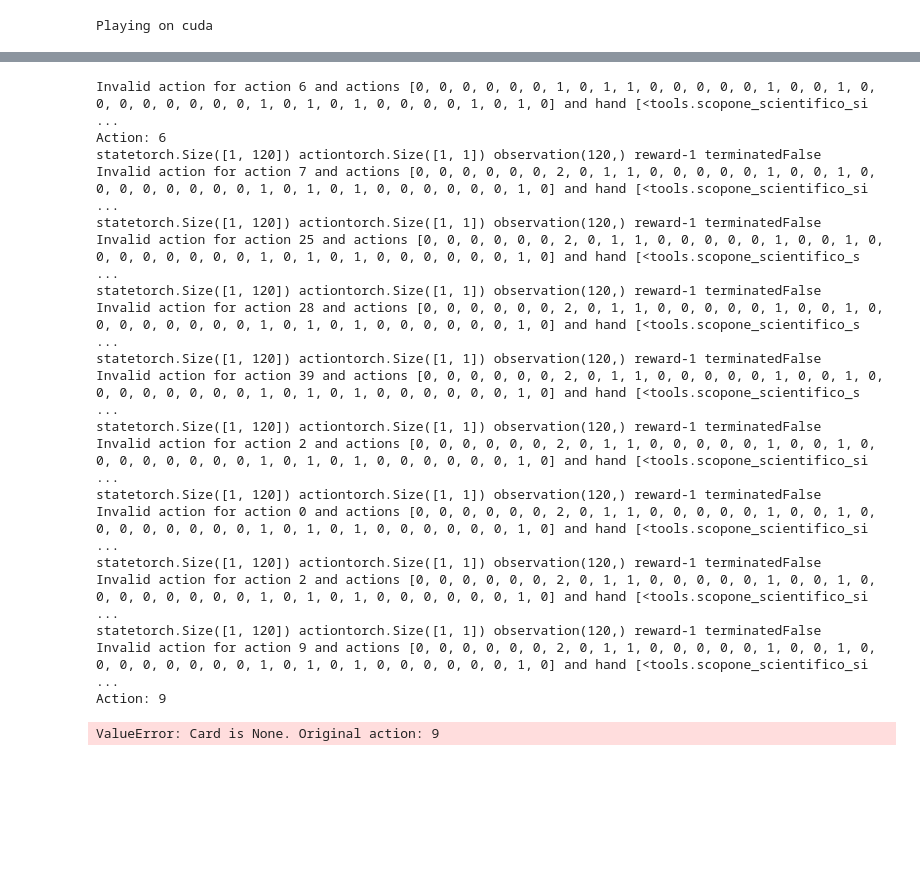
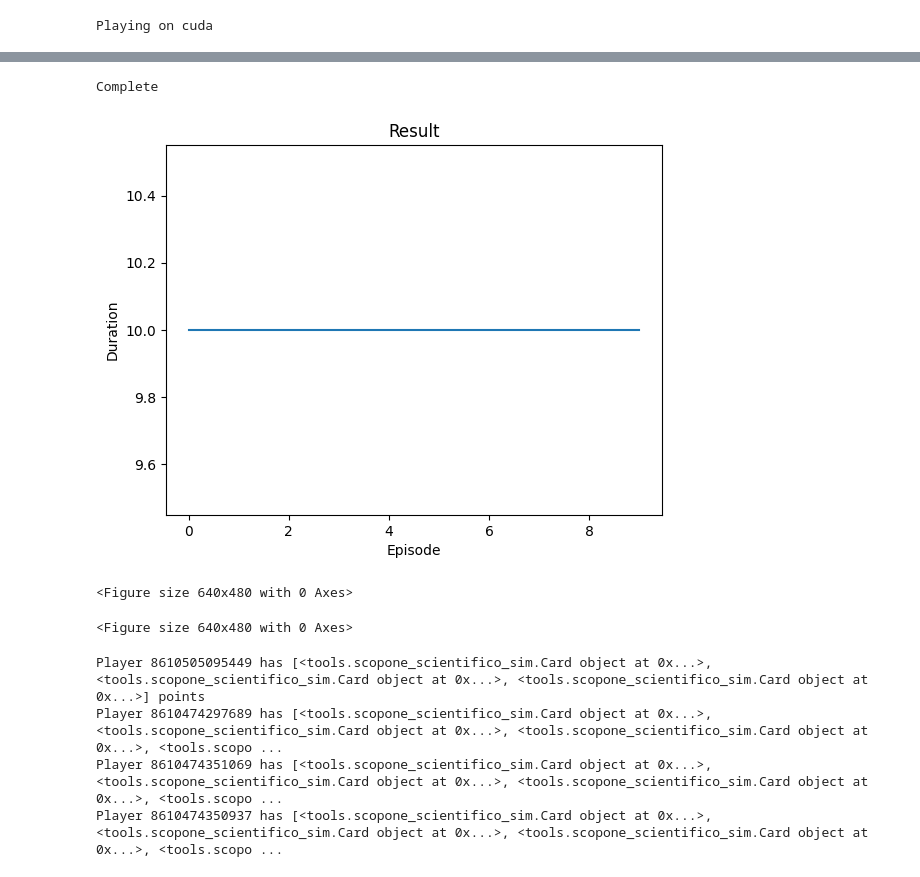
Before and after one commit to DeLnlyMthrLvr/ScopaAI_ToM, a Jupyter notebook: rl_training.ipynb, the cells around one changed output, grey strips where cells are left out. Cells and saved outputs as stored; diff of their text form; code cells hidden in the pictures; blank space fills up the shorter version.

Commit message:
Refactor Scopa environment and game logic; update requirements for numpy and gymnasium. DQN architecture and train sequence.

```diff
--- a/rl_training.ipynb
+++ b/rl_training.ipynb
@@ -182,14 +221,16 @@ def optimize_model():
                                           batch.next_state)), device=device, dtype=torch.bool)
     non_final_next_states = torch.cat([s for s in batch.next_state
                                                 if s is not None])
-    state_batch = torch.stack(batch.state)
+    state_batch = torch.cat(batch.state)
     action_batch = torch.cat(batch.action)
     reward_batch = torch.cat(batch.reward)
+
+    #print(f'state_batch: {state_batch.shape}, action_batch: {action_batch.shape}, reward_batch: {reward_batch.shape}')
 
     # Compute Q(s_t, a) - the model computes Q(s_t), then we select the
     # columns of actions taken. These are the actions which would've been taken
     # for each batch state according to policy_net
-    state_action_values = policy_net(state_batch.view(BATCH_SIZE, -1)).gather(1, action_batch)
+    state_action_values = policy_net(state_batch).gather(1, action_batch.view(BATCH_SIZE, n_actions))
 
     # Compute V(s_{t+1}) for all next states.
     # Expected values of actions for non_final_next_states are computed based
@@ -198,9 +239,7 @@ def optimize_model():
     # state value or 0 in case the state was final.
     next_state_values = torch.zeros(BATCH_SIZE, device=device)
     with torch.no_grad():
-        if len(non_final_next_states) > 0:
-            non_final_next_states = non_final_next_states.view(-1, n_observations)
-            next_state_values[non_final_mask] = target_net(non_final_next_states).max(1).values
+        next_state_values[non_final_mask] = target_net(non_final_next_states).max(-1).values
     # Compute the expected Q values
     expected_state_action_values = (next_state_values * GAMMA) + reward_batch
 
@@ -215,7 +254,7 @@ def optimize_model():
     torch.nn.utils.clip_grad_value_(policy_net.parameters(), 100)
     optimizer.step()
 # %%
-if torch.cuda.is_available() or torch.backends.mps.is_available():
+if torch.cuda.is_available():
     num_episodes = 10
 else:
     num_episodes = 10
@@ -223,63 +262,66 @@ else:
 for i_episode in range(num_episodes):
     # Initialize the environment and get its state
     state = env.reset()
-    state = torch.tensor(state, dtype=torch.float32, device=device).unsqueeze(0)
-    for t in count():
-        action = select_action(state)
-        observation, reward, terminated, _ = env.step(action.item())
-        print(f'state{state.shape} action{action.shape} observation{observation.shape} reward{reward} terminated{terminated}')
+    player = env.player
+    print(F'Player {player.__hash__()}')
+    state = torch.tensor(state.flatten(), dtype=torch.float32, device=device).unsqueeze(0)
+    for t in tqdm(count(), desc=f'Episode {i_episode}/{num_episodes}'):
+        action = select_action(state, player)
+        print(f'Action {action.index}')
+        for i in range(0,len(action.index)):
+            if env.action_valid(action.index[i], player):
+                selected_action = action.index[i]
+                break
+
+        if selected_action is None:
+            raise Exception(f'No valid action found. {action} | {[env.game.map_card_index(card) for card in player.hand]}')
+        observation, reward, done, _ = env.step(selected_action, player=player, v=-1)
+        #print(f'state{state} action {action} observation {observation.shape} reward{reward} terminated{done}')
         reward = torch.tensor([reward], device=device)
-        done = terminated
 
-        if terminated:
+
+        if done:
             next_state = None
         else:
             next_state = torch.tensor(observation.flatten(), dtype=torch.float32, device=device).unsqueeze(0)
 
+
         # Store the transition in memory
-        memory.push(state.squeeze(0), action, next_state.squeeze(0) if next_state is not None else None, reward)
+        memory.push(state, torch.tensor(action.index, dtype=torch.int64, device=device), next_state if next_state is not None else None, reward)
 
         # Move to the next state
         state = next_state
 
         # Perform one step of the optimization (on the policy network)
         optimize_model()
 
         # Soft update of the target network's weights
 
         target_net_state_dict = target_net.state_dict()
         policy_net_state_dict = policy_net.state_dict()
         for key in policy_net_state_dict:
             target_net_state_dict[key] = policy_net_state_dict[key]*TAU + target_net_state_dict[key]*(1-TAU)
         target_net.load_state_dict(target_net_state_dict)
 
         if done:
             episode_durations.append(t + 1)
             plot_durations()
             break
 
 print('Complete')
 plot_durations(show_result=True)
 plt.ioff()
 plt.show()
 # %% [output]
-Invalid action for action 6 and actions [0, 0, 0, 0, 0, 0, 1, 0, 1, 1, 0, 0, 0, 0, 0, 1, 0, 0, 1, 0, 0, 0, 0, 0, 0, 0, 0, 1, 0, 1, 0, 1, 0, 0, 0, 0, 1, 0, 1, 0] and hand [<tools.scopone_scientifico_si ...
-Action: 6
-statetorch.Size([1, 120]) actiontorch.Size([1, 1]) observation(120,) reward-1 terminatedFalse
-Invalid action for action 7 and actions [0, 0, 0, 0, 0, 0, 2, 0, 1, 1, 0, 0, 0, 0, 0, 1, 0, 0, 1, 0, 0, 0, 0, 0, 0, 0, 0, 1, 0, 1, 0, 1, 0, 0, 0, 0, 0, 0, 1, 0] and hand [<tools.scopone_scientifico_si ...
-statetorch.Size([1, 120]) actiontorch.Size([1, 1]) observation(120,) reward-1 terminatedFalse
-Invalid action for action 25 and actions [0, 0, 0, 0, 0, 0, 2, 0, 1, 1, 0, 0, 0, 0, 0, 1, 0, 0, 1, 0, 0, 0, 0, 0, 0, 0, 0, 1, 0, 1, 0, 1, 0, 0, 0, 0, 0, 0, 1, 0] and hand [<tools.scopone_scientifico_s ...
-statetorch.Size([1, 120]) actiontorch.Size([1, 1]) observation(120,) reward-1 terminatedFalse
-Invalid action for action 28 and actions [0, 0, 0, 0, 0, 0, 2, 0, 1, 1, 0, 0, 0, 0, 0, 1, 0, 0, 1, 0, 0, 0, 0, 0, 0, 0, 0, 1, 0, 1, 0, 1, 0, 0, 0, 0, 0, 0, 1, 0] and hand [<tools.scopone_scientifico_s ...
-statetorch.Size([1, 120]) actiontorch.Size([1, 1]) observation(120,) reward-1 terminatedFalse
-Invalid action for action 39 and actions [0, 0, 0, 0, 0, 0, 2, 0, 1, 1, 0, 0, 0, 0, 0, 1, 0, 0, 1, 0, 0, 0, 0, 0, 0, 0, 0, 1, 0, 1, 0, 1, 0, 0, 0, 0, 0, 0, 1, 0] and hand [<tools.scopone_scientifico_s ...
-statetorch.Size([1, 120]) actiontorch.Size([1, 1]) observation(120,) reward-1 terminatedFalse
-Invalid action for action 2 and actions [0, 0, 0, 0, 0, 0, 2, 0, 1, 1, 0, 0, 0, 0, 0, 1, 0, 0, 1, 0, 0, 0, 0, 0, 0, 0, 0, 1, 0, 1, 0, 1, 0, 0, 0, 0, 0, 0, 1, 0] and hand [<tools.scopone_scientifico_si ...
-statetorch.Size([1, 120]) actiontorch.Size([1, 1]) observation(120,) reward-1 terminatedFalse
-Invalid action for action 0 and actions [0, 0, 0, 0, 0, 0, 2, 0, 1, 1, 0, 0, 0, 0, 0, 1, 0, 0, 1, 0, 0, 0, 0, 0, 0, 0, 0, 1, 0, 1, 0, 1, 0, 0, 0, 0, 0, 0, 1, 0] and hand [<tools.scopone_scientifico_si ...
-statetorch.Size([1, 120]) actiontorch.Size([1, 1]) observation(120,) reward-1 terminatedFalse
-Invalid action for action 2 and actions [0, 0, 0, 0, 0, 0, 2, 0, 1, 1, 0, 0, 0, 0, 0, 1, 0, 0, 1, 0, 0, 0, 0, 0, 0, 0, 0, 1, 0, 1, 0, 1, 0, 0, 0, 0, 0, 0, 1, 0] and hand [<tools.scopone_scientifico_si ...
-statetorch.Size([1, 120]) actiontorch.Size([1, 1]) observation(120,) reward-1 terminatedFalse
-Invalid action for action 9 and actions [0, 0, 0, 0, 0, 0, 2, 0, 1, 1, 0, 0, 0, 0, 0, 1, 0, 0, 1, 0, 0, 0, 0, 0, 0, 0, 0, 1, 0, 1, 0, 1, 0, 0, 0, 0, 0, 0, 1, 0] and hand [<tools.scopone_scientifico_si ...
-Action: 9
+Complete
+[figure, added]
-ValueError: Card is None. Original action: 9
+<Figure size 640x480 with 0 Axes>
+<Figure size 640x480 with 0 Axes>
+# %%
+for player in env.game.players:
+    print(f'Player {player.__hash__()} has {player.captures} points')
+# %% [output]
+Player 8610505095449 has [<tools.scopone_scientifico_sim.Card object at 0x...>, <tools.scopone_scientifico_sim.Card object at 0x...>, <tools.scopone_scientifico_sim.Card object at 0x...>] points
+Player 8610474297689 has [<tools.scopone_scientifico_sim.Card object at 0x...>, <tools.scopone_scientifico_sim.Card object at 0x...>, <tools.scopone_scientifico_sim.Card object at 0x...>, <tools.scopo ...
+Player 8610474351069 has [<tools.scopone_scientifico_sim.Card object at 0x...>, <tools.scopone_scientifico_sim.Card object at 0x...>, <tools.scopone_scientifico_sim.Card object at 0x...>, <tools.scopo ...
+Player 8610474350937 has [<tools.scopone_scientifico_sim.Card object at 0x...>, <tools.scopone_scientifico_sim.Card object at 0x...>, <tools.scopone_scientifico_sim.Card object at 0x...>, <tools.scopo ...
```
Also changed, not shown: parts of 4 cells of this notebook, 3 other files.
